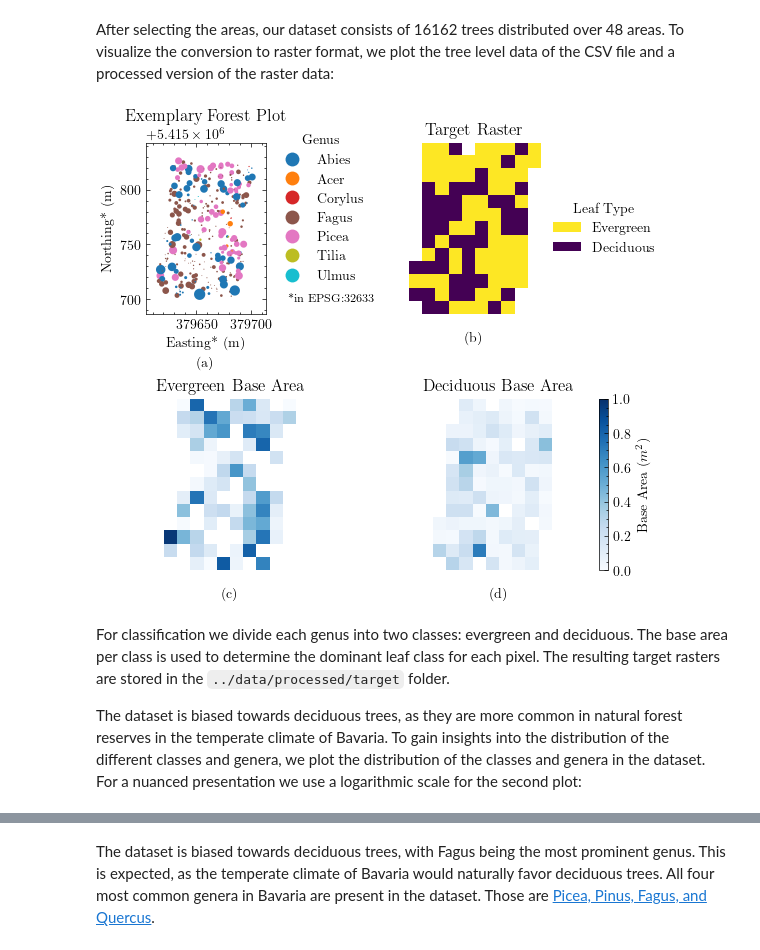
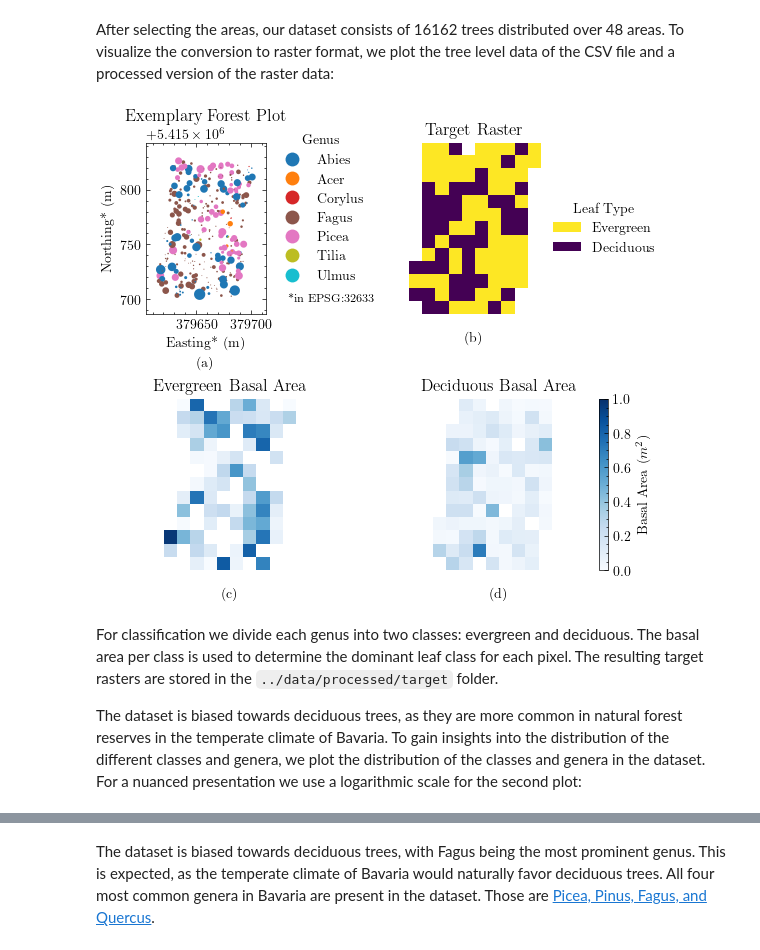
Before and after one commit to peter-hofinger/sentinel-leaf-classification, a Jupyter notebook: notebooks/0-ground-truth.ipynb, the cells around one changed output, grey strips where cells are left out. Drawn from its saved outputs; the diff is of its cells as text; code cells hidden in the pictures.

```diff
--- a/notebooks/0-ground-truth.ipynb
+++ b/notebooks/0-ground-truth.ipynb
@@ -174,7 +251,7 @@ Total area: 49.12 hectares
 # %% [markdown]
 After selecting the areas, our dataset consists of 16162 trees distributed over 48 areas. To visualize the conversion to raster format, we plot the tree level data of the CSV file and a processed version of the raster data:
 # %%
-# Plot the data on stem level, the final raster, and plot the base area separately per leaf type
+# Plot the data on stem level, the final raster, and plot the Basal Area separately per leaf type
 from pathlib import Path
 
 import matplotlib.pyplot as plt
@@ -249,38 +326,38 @@ ax.legend(
     title="Leaf Type",
     loc="center left",
     bbox_to_anchor=(1, 0.5),
 )
 
 # Plot the evergreen area
 evergreen_area = example_regression["evergreen"].to_numpy().reshape(shape)
 evergreen_area[evergreen_area == 0] = np.nan
 
 norm = plt.Normalize(vmin=0, vmax=1)
 ax = axs[1, 0]
 img = ax.imshow(evergreen_area, cmap="Blues", norm=norm, interpolation="nearest")
-ax.set_title("Evergreen Base Area")
+ax.set_title("Evergreen Basal Area")
 ax.set(xticks=[], yticks=[])
 ax.spines[["top", "right", "left", "bottom"]].set_visible(False)
 
 # Plot the broadleaf area
 deciduous_area = example_regression["deciduous"].to_numpy().reshape(shape)
 deciduous_area[deciduous_area == 0] = np.nan
 
 ax = axs[1, 1]
 img = ax.imshow(deciduous_area, cmap="Blues", norm=norm, interpolation="nearest")
-ax.set_title("Deciduous Base Area")
+ax.set_title("Deciduous Basal Area")
 ax.set(xticks=[], yticks=[])
 ax.spines[["top", "right", "left", "bottom"]].set_visible(False)
 
 mappable = ScalarMappable(norm=norm, cmap="Blues")
-fig.colorbar(mappable, ax=axs[1, :], label="Base Area ($m^2$)", pad=-0.15)
+fig.colorbar(mappable, ax=axs[1, :], label="Basal Area ($m^2$)", pad=-0.15)
 
 label_subplots(axs.flatten(), y_offset=[0.25, 0.1, 0.1, 0.1])
 
 save_fig(fig, "../reports/figures/ground_truth/Evergreen Class Computation.pdf")
 # %% [output]
-[figure, old version]
+[figure, new version]
 # %% [markdown]
-For classification we divide each genus into two classes: evergreen and deciduous. The base area per class is used to determine the dominant leaf class for each pixel. The resulting target rasters are stored in the `../data/processed/target` folder.
+For classification we divide each genus into two classes: evergreen and deciduous. The basal area per class is used to determine the dominant leaf class for each pixel. The resulting target rasters are stored in the `../data/processed/target` folder.
 
 The dataset is biased towards deciduous trees, as they are more common in natural forest reserves in the temperate climate of Bavaria. To gain insights into the distribution of the different classes and genera, we plot the distribution of the classes and genera in the dataset. For a nuanced presentation we use a logarithmic scale for the second plot:
```
Also changed, not shown: parts of 5 cells of this notebook, 20 other files.
